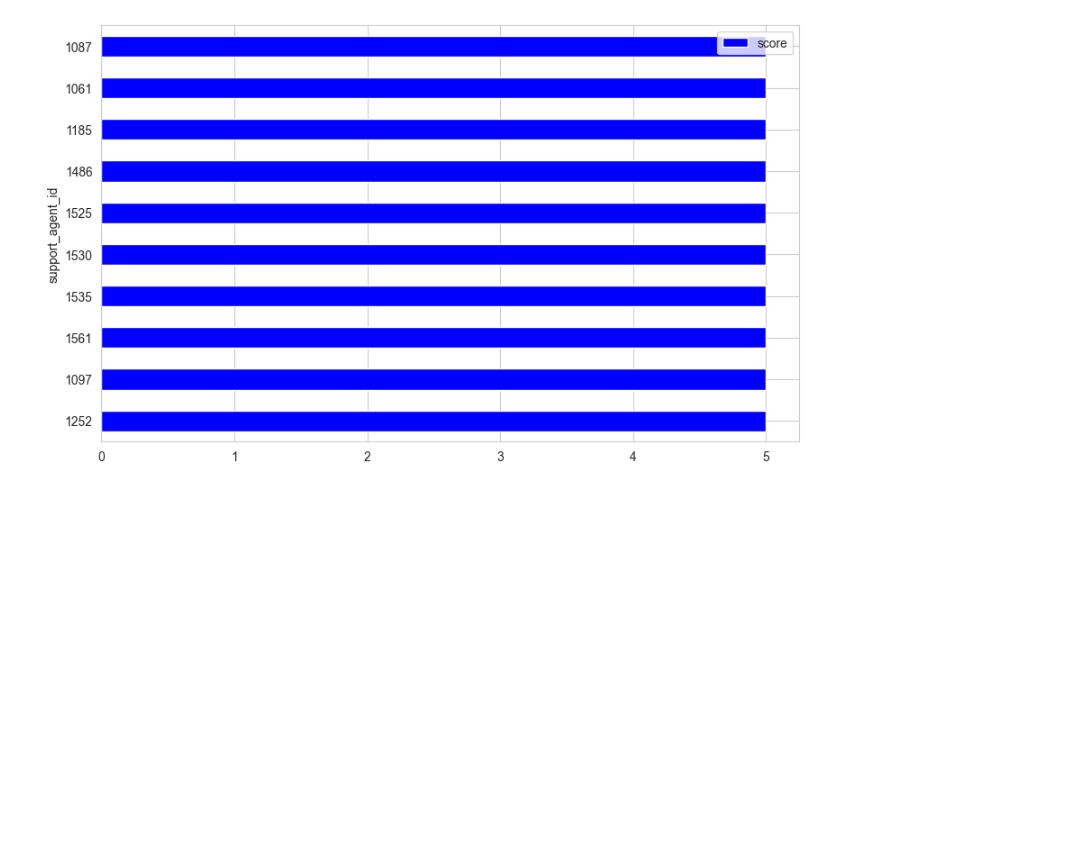
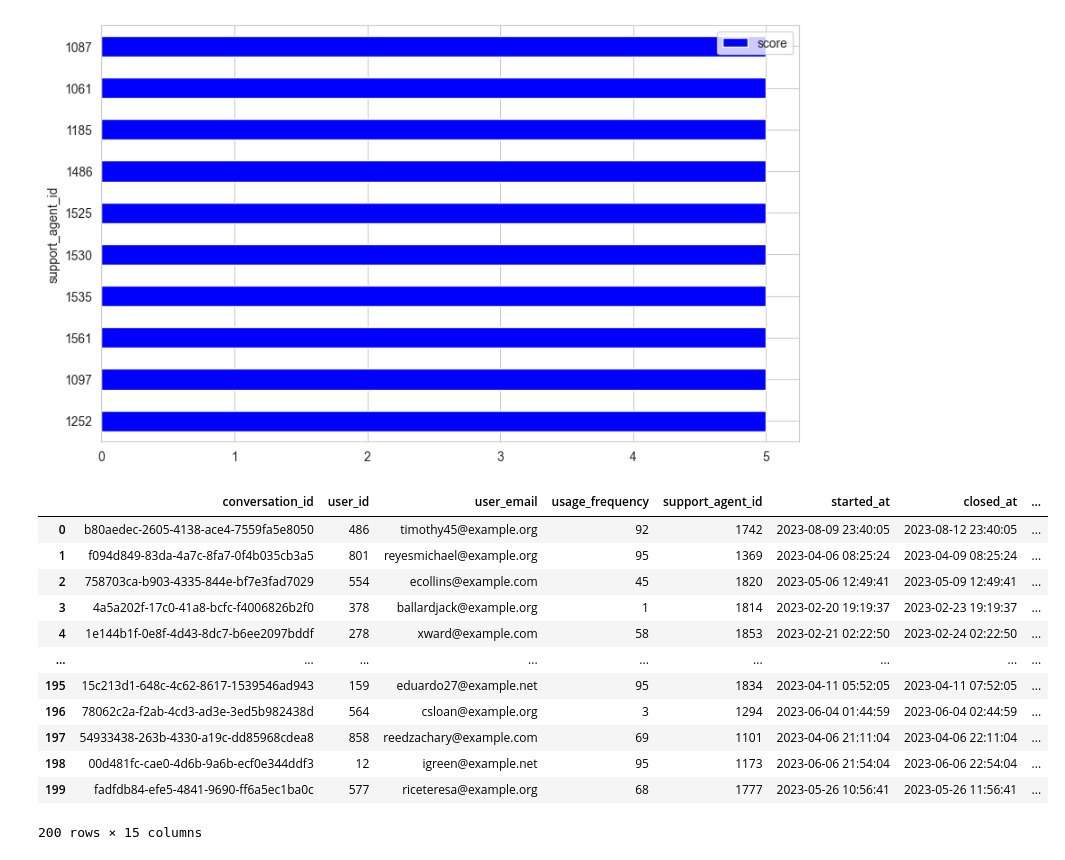
Before and after one commit to vlntn-t/nps_data_analysis, a Jupyter notebook: nps_analysis.ipynb, the cells around one changed output. Saved outputs shown, nothing was run; the diff lists cells and outputs as text; code cells hidden in the pictures; blank space fills up the shorter version.

```diff
--- a/nps_analysis.ipynb
+++ b/nps_analysis.ipynb
@@ -79,3 +76,31 @@ agent_score_group.head(10).plot(kind='barh', figsize=(10, 6), color='blue')
 # %% [output]
 <AxesSubplot: ylabel='support_agent_id'>
 [figure]
+# %%
+# Convert the started_at and closed_at column to datetime
+df['started_at'] = pd.to_datetime(df['started_at'])
+df['closed_at'] = pd.to_datetime(df['closed_at'])
+df['duration'] = df['closed_at'] - df['started_at']
+# Convert the duration column to hours
+df['duration'] = df['duration'].astype('timedelta64[h]')
+
+# Group the dataframe by support_agent_id and calculate the mean of the duration column
+agent_duration_group = df.groupby('support_agent_id').mean().reset_index()
+# Sort the dataframe by the duration column
+agent_duration_group = df.sort_values(by='duration', ascending=False).reset_index(drop=True)
+# Print the dataframe
+agent_duration_group
+# %% [output]
+|  | conversation_id | user_id | user_email | usage_frequency | support_agent_id | started_at | closed_at | ... |
+| 0 | b80aedec-2605-4138-ace4-7559fa5e8050 | 486 | timothy45@example.org | 92 | 1742 | 2023-08-09 23:40:05 | 2023-08-12 23:40:05 | ... |
+| 1 | f094d849-83da-4a7c-8fa7-0f4b035cb3a5 | 801 | reyesmichael@example.org | 95 | 1369 | 2023-04-06 08:25:24 | 2023-04-09 08:25:24 | ... |
+| 2 | 758703ca-b903-4335-844e-bf7e3fad7029 | 554 | ecollins@example.com | 45 | 1820 | 2023-05-06 12:49:41 | 2023-05-09 12:49:41 | ... |
+| 3 | 4a5a202f-17c0-41a8-bcfc-f4006826b2f0 | 378 | ballardjack@example.org | 1 | 1814 | 2023-02-20 19:19:37 | 2023-02-23 19:19:37 | ... |
+| 4 | 1e144b1f-0e8f-4d43-8dc7-b6ee2097bddf | 278 | xward@example.com | 58 | 1853 | 2023-02-21 02:22:50 | 2023-02-24 02:22:50 | ... |
+| ... | ... | ... | ... | ... | ... | ... | ... | ... |
+| 195 | 15c213d1-648c-4c62-8617-1539546ad943 | 159 | eduardo27@example.net | 95 | 1834 | 2023-04-11 05:52:05 | 2023-04-11 07:52:05 | ... |
+| 196 | 78062c2a-f2ab-4cd3-ad3e-3ed5b982438d | 564 | csloan@example.org | 3 | 1294 | 2023-06-04 01:44:59 | 2023-06-04 02:44:59 | ... |
+| 197 | 54933438-263b-4330-a19c-dd85968cdea8 | 858 | reedzachary@example.com | 69 | 1101 | 2023-04-06 21:11:04 | 2023-04-06 22:11:04 | ... |
+| 198 | 00d481fc-cae0-4d6b-9a6b-ecf0e344ddf3 | 12 | igreen@example.net | 95 | 1173 | 2023-06-06 21:54:04 | 2023-06-06 22:54:04 | ... |
+| 199 | fadfdb84-efe5-4841-9690-ff6a5ec1ba0c | 577 | riceteresa@example.org | 68 | 1777 | 2023-05-26 10:56:41 | 2023-05-26 11:56:41 | ... |
+200 rows × 15 columns
```
Also changed, not shown: parts of 4 cells of this notebook.
